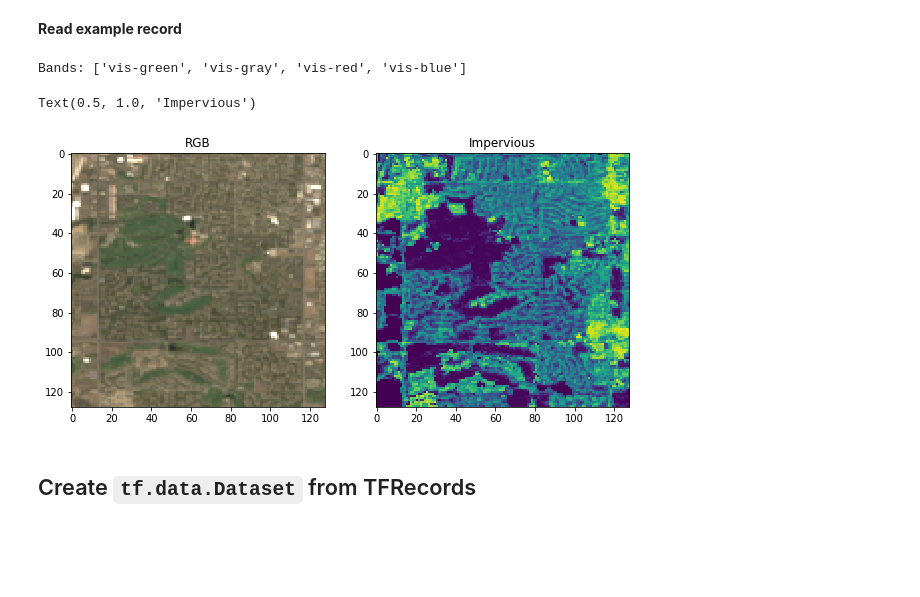
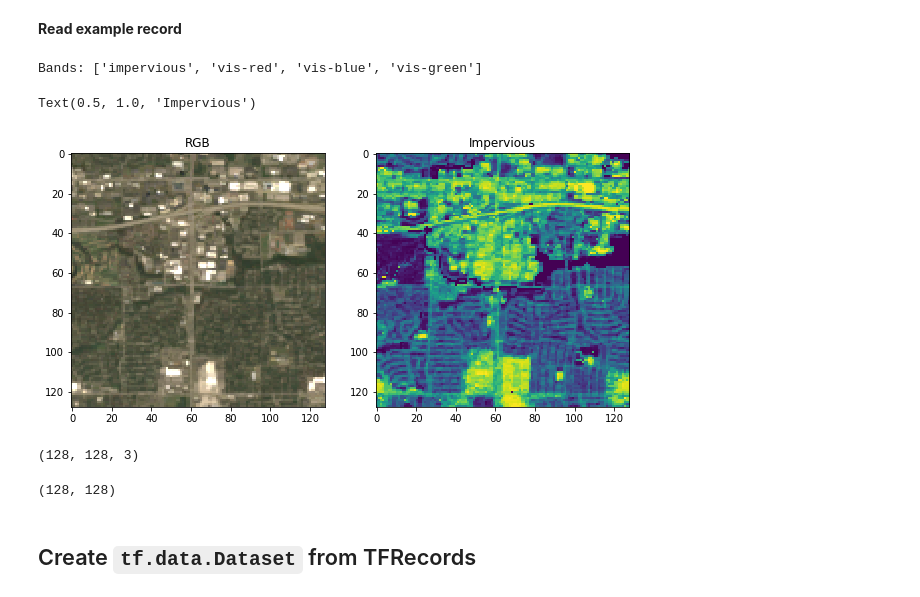
Before and after one commit to ikerey/Deep-Learning-with-TensorFlow2-Keras, a Jupyter notebook: Notebooks/2-CNNs/2-Regression.ipynb, the cells around one changed output. Saved outputs shown, nothing was run; the diff lists cells and outputs as text; code cells hidden in the pictures; blank space fills up the shorter version.

Commit message:
image regression example

```diff
--- a/Notebooks/2-CNNs/2-Regression.ipynb
+++ b/Notebooks/2-CNNs/2-Regression.ipynb
@@ -92,28 +92,36 @@ Number of test records: 2000
 # %% [markdown]
 **Read example record**
 # %%
-for record in tf.data.TFRecordDataset(glob, compression_type='GZIP').take(1):
+for record in tf.data.TFRecordDataset(glob, compression_type='GZIP').take(51):
     example = tf.train.Example()
     example.ParseFromString(record.numpy())
 
 bands = list(dict(example.features.feature).keys())
 print('Bands:', bands)
 # %% [output]
-Bands: ['vis-green', 'vis-gray', 'vis-red', 'vis-blue']
+Bands: ['impervious', 'vis-red', 'vis-blue', 'vis-green']
 # %%
-bands = [['vis-red', 'vis-green', 'vis-blue'],['vis-gray']]
+bands = [['vis-red', 'vis-green', 'vis-blue'],['impervious']]
 
 input_image = np.concatenate([np.array(example.features.feature[i].float_list.value).reshape(128,128,1) for i in bands[0]], axis=2)
 output_image = np.concatenate([np.array(example.features.feature[i].float_list.value).reshape(128,128) for i in bands[1]], axis=1)
 
 fig, ax = plt.subplots(1,len(bands), figsize=(5*len(bands),5))
 ax[0].imshow(input_image.astype(int))
 ax[0].set_title('RGB')
 ax[1].imshow(output_image)
 ax[1].set_title('Impervious')
 # %% [output]
 Text(0.5, 1.0, 'Impervious')
-[figure, old version]
+[figure, new version]
+# %%
+input_image.shape
+# %% [output]
+(128, 128, 3)
+# %%
+output_image.shape
+# %% [output]
+(128, 128)
 # %% [markdown]
 <a id='dataset'></a>
 ## Create `tf.data.Dataset` from TFRecords
```
Also changed, not shown: parts of 25 cells of this notebook, 2 other files.
